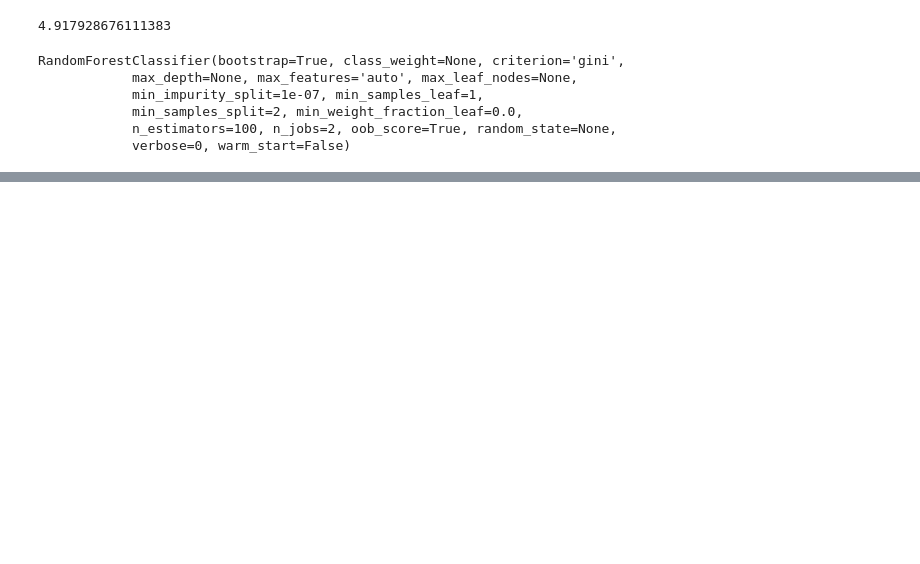
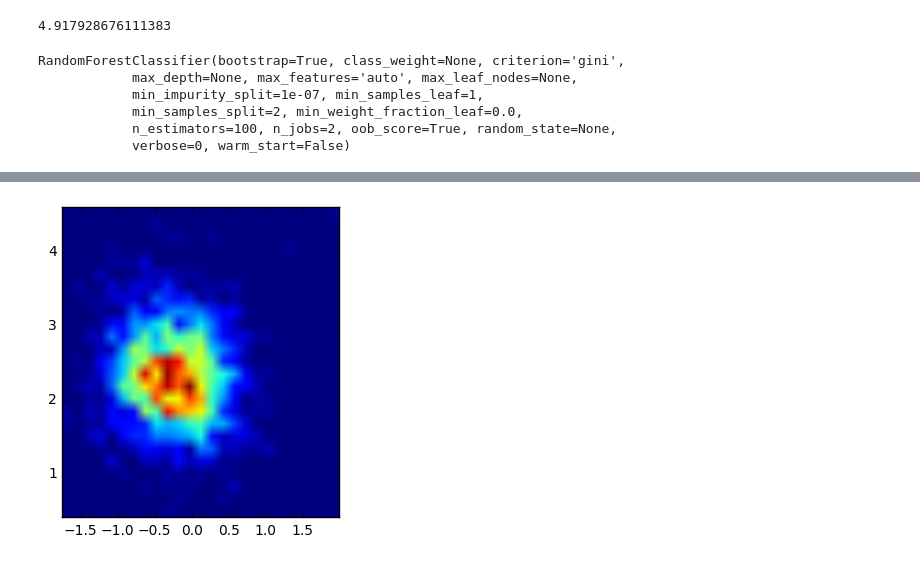
Before and after one commit to aredoubles/FoulBall, a Jupyter notebook: Pitch FX Exploration.ipynb, the cells around one changed output, grey strips where cells are left out. Drawn from its saved outputs; the diff is of its cells as text; code cells hidden in the pictures; blank space fills up the shorter version.

```diff
--- a/Pitch FX Exploration.ipynb
+++ b/Pitch FX Exploration.ipynb
@@ -231,0 +254,15 @@ The importance of 'type_conf' is really interesting to me. That features is PITC
+# %%
+# Heat map of pitches that were NOT fouled off
+notfouls = notfouls.dropna()
+
+# Let's equalize the sample sizes, to make these heatmaps more easily comparable
+notfset = notfouls.take(np.random.permutation(len(notfouls))[:len(thefouls)])
+
+heatmap, xedges, yedges = np.histogram2d(notfset['px'], notfset['pz'], bins = 25)
+# Use the same extent as the fouls dataset in the cell above
+
+plt.clf()
+plt.imshow(heatmap.T, extent=extent, origin='lower')
+plt.show()
+# %% [output]
+[figure, added]
```
Also changed, not shown: parts of 25 cells of this notebook, 1 other file.
